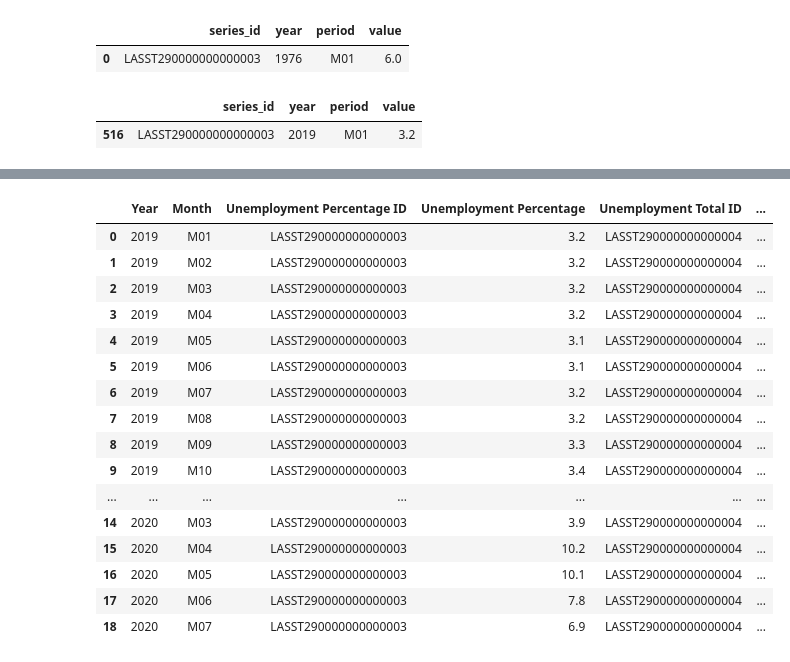
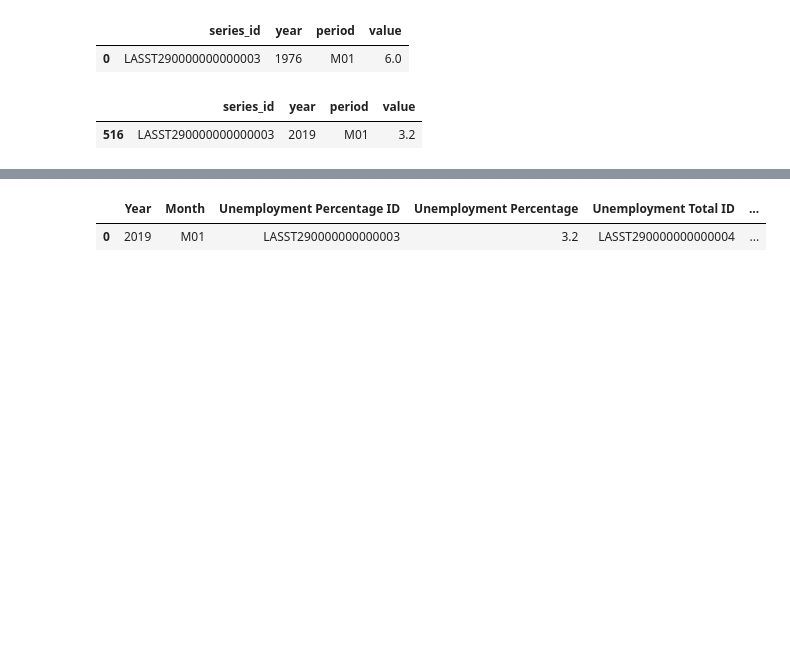
Before and after one commit to grecia1534/Project-1-KU-DATA, a Jupyter notebook: Unemployment CSV and ReadMe/KS_MO_Unemployment_Data.ipynb, the cells around one changed output, grey strips where cells are left out. Saved outputs shown, nothing was run; the diff lists cells and outputs as text; code cells hidden in the pictures; blank space fills up the shorter version.

```diff
--- a/Unemployment CSV and ReadMe/KS_MO_Unemployment_Data.ipynb
+++ b/Unemployment CSV and ReadMe/KS_MO_Unemployment_Data.ipynb
@@ -2,6 +2,7 @@
 #import dependencies
 import pandas as pd
 # %%
-kansas_csv = "Unemployment CSV and ReadMe/Kansas Unemployment Data.csv"
-missouri_csv = "Unemployment CSV and ReadMe/Missouri Unemployment Data.csv"
+# bring in csv data
+kansas_csv = "Kansas Unemployment Data.csv"
+missouri_csv = "Missouri Unemployment Data.csv"
 # %%
@@ -192,29 +172,15 @@ MO_df_columnMoved.head(1)
 # %%
+# rename columns for readability
 MO_df_full = MO_df_columnMoved.rename(columns = {'year': 'Year',
                                                            'period': 'Month',
                                                            'series_id_percent': 'Unemployment Percentage ID',
                                                            'value_percent': 'Unemployment Percentage',
                                                            'series_id_total': 'Unemployment Total ID',
                                                            'value_total': 'Total Unemployment'
                                                           })
 
-MO_df_full
+MO_df_full.head(1)
 # %% [output]
 |  | Year | Month | Unemployment Percentage ID | Unemployment Percentage | Unemployment Total ID | ... |
 | 0 | 2019 | M01 | LASST290000000000003 | 3.2 | LASST290000000000004 | ... |
-| 1 | 2019 | M02 | LASST290000000000003 | 3.2 | LASST290000000000004 | ... |
-| 2 | 2019 | M03 | LASST290000000000003 | 3.2 | LASST290000000000004 | ... |
-| 3 | 2019 | M04 | LASST290000000000003 | 3.2 | LASST290000000000004 | ... |
-| 4 | 2019 | M05 | LASST290000000000003 | 3.1 | LASST290000000000004 | ... |
-| 5 | 2019 | M06 | LASST290000000000003 | 3.1 | LASST290000000000004 | ... |
-| 6 | 2019 | M07 | LASST290000000000003 | 3.2 | LASST290000000000004 | ... |
-| 7 | 2019 | M08 | LASST290000000000003 | 3.2 | LASST290000000000004 | ... |
-| 8 | 2019 | M09 | LASST290000000000003 | 3.3 | LASST290000000000004 | ... |
-| 9 | 2019 | M10 | LASST290000000000003 | 3.4 | LASST290000000000004 | ... |
-| ... | ... | ... | ... | ... | ... | ... |
-| 14 | 2020 | M03 | LASST290000000000003 | 3.9 | LASST290000000000004 | ... |
-| 15 | 2020 | M04 | LASST290000000000003 | 10.2 | LASST290000000000004 | ... |
-| 16 | 2020 | M05 | LASST290000000000003 | 10.1 | LASST290000000000004 | ... |
-| 17 | 2020 | M06 | LASST290000000000003 | 7.8 | LASST290000000000004 | ... |
-| 18 | 2020 | M07 | LASST290000000000003 | 6.9 | LASST290000000000004 | ... |
 # %%
```
Also changed, not shown: parts of 39 cells of this notebook, 1 other file.
